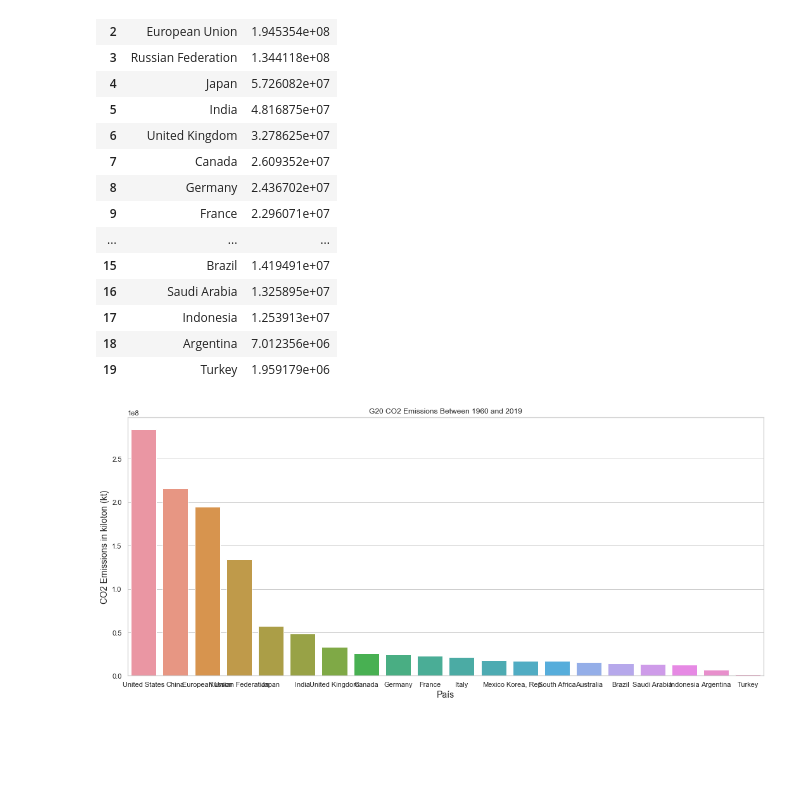
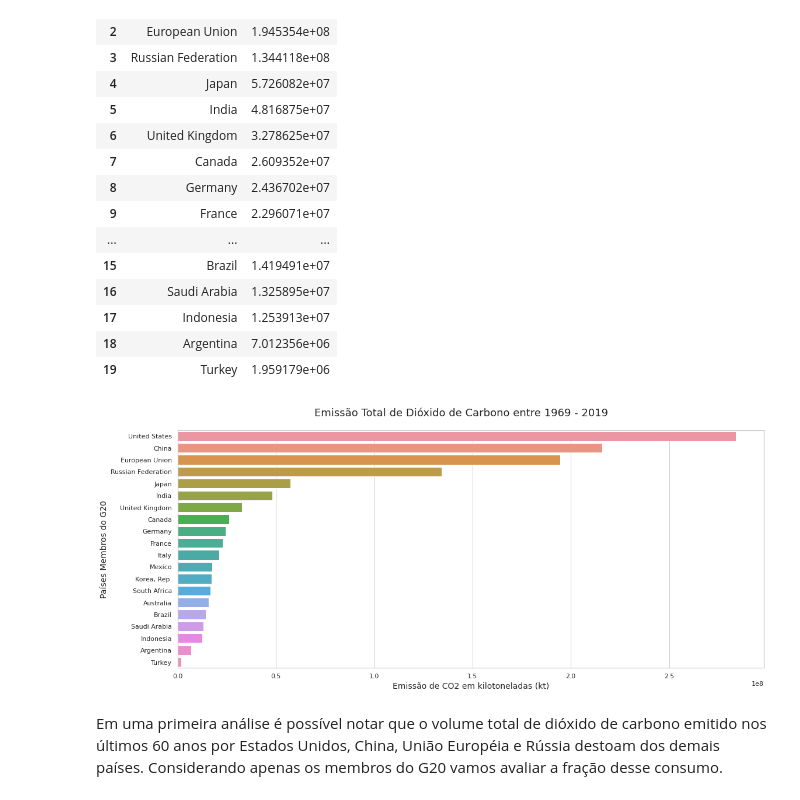
Before and after one commit to jmacedo91/01-World-Population-Data-Analysis, a Jupyter notebook: 001 - CO₂ Emissions.ipynb, the cells around one changed output. Saved outputs shown, nothing was run; the diff lists cells and outputs as text; code cells hidden in the pictures; blank space fills up the shorter version.

```diff
--- a/001 - CO₂ Emissions.ipynb
+++ b/001 - CO₂ Emissions.ipynb
@@ -28,7 +30,7 @@ plt.rc('figure', figsize = (18, 7.5))
 # %% [markdown]
 ## 1.1 Conhecendo os dados
 # %%
-df = pd.read_csv('Datasets/co2_emissions_kt_by_country.csv')
+df = pd.read_csv('co2_emissions_kt_by_country.csv')
 # %%
 df.info()
 # %% [output]
@@ -133,11 +137,14 @@ rank_G20
 | 17 | Indonesia | 1.253913e+07 |
 | 18 | Argentina | 7.012356e+06 |
 | 19 | Turkey | 1.959179e+06 |
-# %%
-ax = sns.barplot(data=rank_G20, x='country_name', y='value')
-ax.set(title='G20 CO2 Emissions Between 1960 and 2019',)
-ax.set_xlabel('País', fontsize = 14)
-ax.set_ylabel('CO2 Emissions in kiloton (kt)', fontsize = 14)
-ax = ax
-# %% [output]
-[figure, removed]
+# %%
+ax = sns.barplot(data=rank_G20, y='country_name', x='value', orient='h')
+plt.suptitle('Emissão Total de Dióxido de Carbono entre 1969 - 2019', x = 0.5, y = 0.95, fontsize = 18)
+plt.title('', x = 0.5, y = 1.0, fontsize = 14)
+ax.set_xlabel('Emissão de CO2 em kilotoneladas (kt)', fontsize = 14)
+ax.set_ylabel('Países Membros do G20', fontsize = 14)
+ax = ax
+# %% [output]
+[figure, added]
+# %% [markdown]
+Em uma primeira análise é possível notar que o volume total de dióxido de carbono emitido nos últimos 60 anos por Estados Unidos, China, União Européia e Rússia destoam dos demais países. Considerando apenas os membros do G20 vamos avaliar a fração desse consumo.
```
Also changed, not shown: parts of 12 cells of this notebook.
